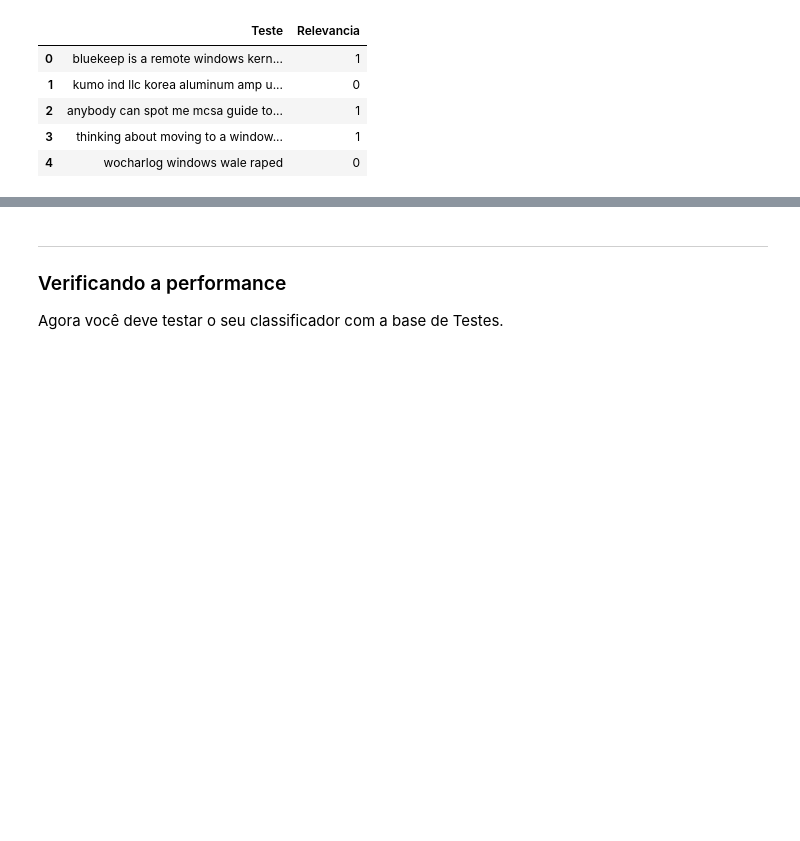
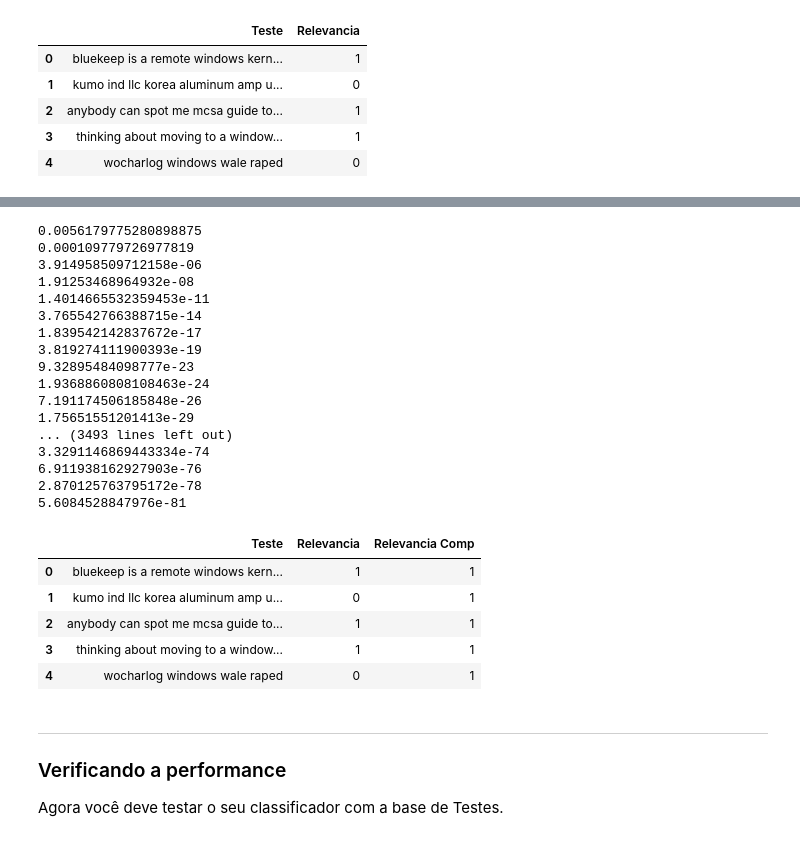
Before and after one commit to Eduardocrg/Projeto2_CD, a Jupyter notebook: Projeto2_layout.ipynb, the cells around one changed output, grey strips where cells are left out. Cells and saved outputs as stored; diff of their text form; code cells hidden in the pictures; blank space fills up the shorter version.

```diff
--- a/Projeto2_layout.ipynb
+++ b/Projeto2_layout.ipynb
@@ -268,13 +268,44 @@ Doc_limpo.head()
 # %%
 for a in Doc_limpo.Teste:
-    zero=0
-    um=0
+    zero=1
+    um=1
     lista_pal=a.split(' ')
     for palavra in lista_pal:
-        for palavra in tabela_0.Palavra:
-            zero*=tabela_0.Frequency
+        if palavra in tabela_0.Palavra:
+            zero*=tabela_0.Frequency[palavra]
+        elif palavra in tabela_1.Palavra:
+            um*=tabela_1.Frequency[palavra]
+    if zero>um:
+        Doc_limpo['Relevancia Comp']=0
+    else:
+        Doc_limpo['Relevancia Comp']=1
 
-print(zero)
+
+Doc_limpo.head()
+# %% [output]
+0.0056179775280898875
+0.000109779726977819
+3.914958509712158e-06
+1.91253468964932e-08
+1.4014665532359453e-11
+3.765542766388715e-14
+1.839542142837672e-17
+3.819274111900393e-19
+9.32895484098777e-23
+1.9368860808108463e-24
+7.191174506185848e-26
+1.75651551201413e-29
+... (3493 lines left out)
+3.3291146869443334e-74
+6.911938162927903e-76
+2.870125763795172e-78
+5.6084528847976e-81
+|  | Teste | Relevancia | Relevancia Comp |
+| 0 | bluekeep is a remote windows kern... | 1 | 1 |
+| 1 | kumo ind llc korea aluminum amp u... | 0 | 1 |
+| 2 | anybody can spot me mcsa guide to... | 1 | 1 |
+| 3 | thinking about moving to a window... | 1 | 1 |
+| 4 | wocharlog windows wale raped | 0 | 1 |
 # %% [markdown]
 ___
 ### Verificando a performance
```
Also changed, not shown: parts of 1 cell of this notebook.
